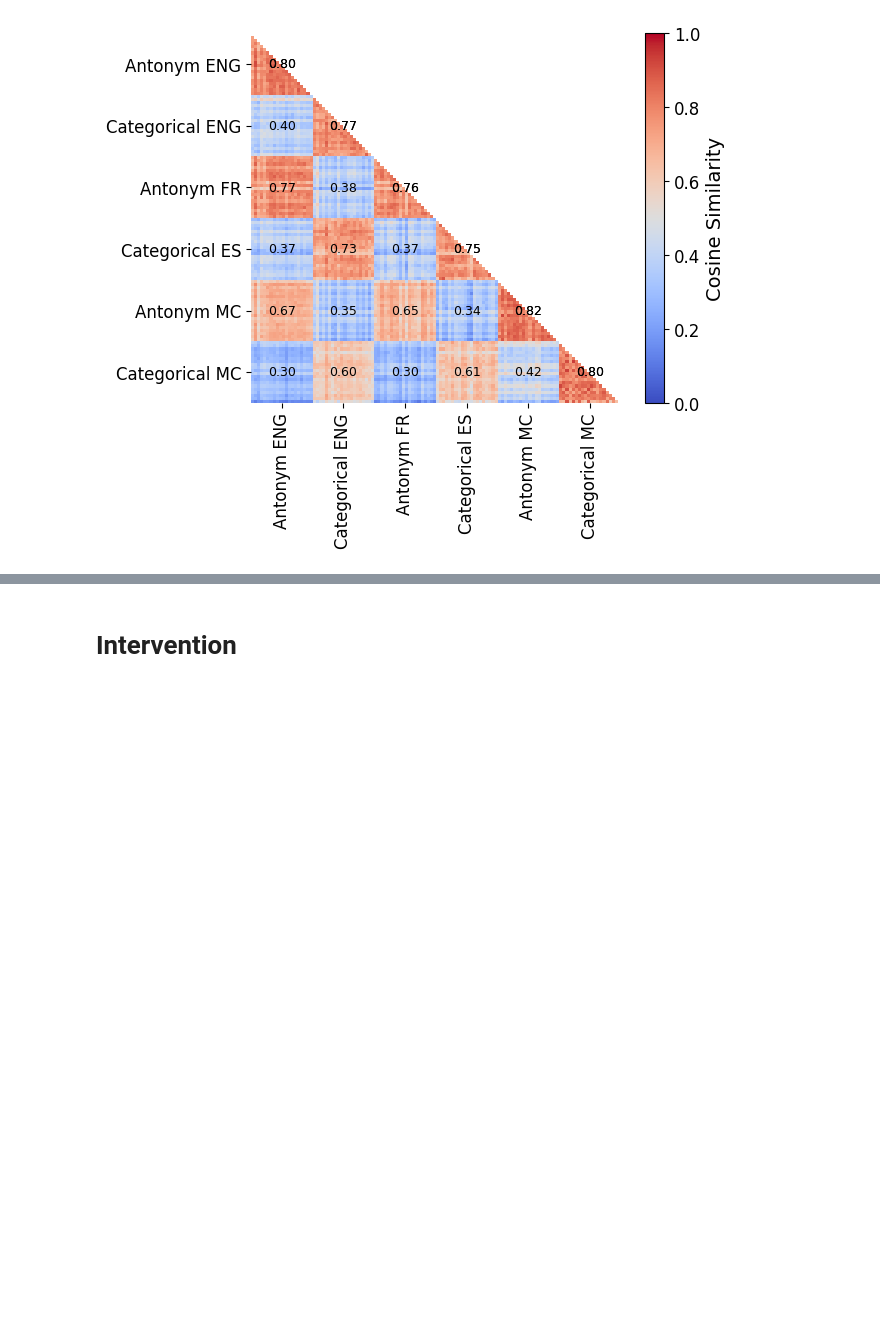
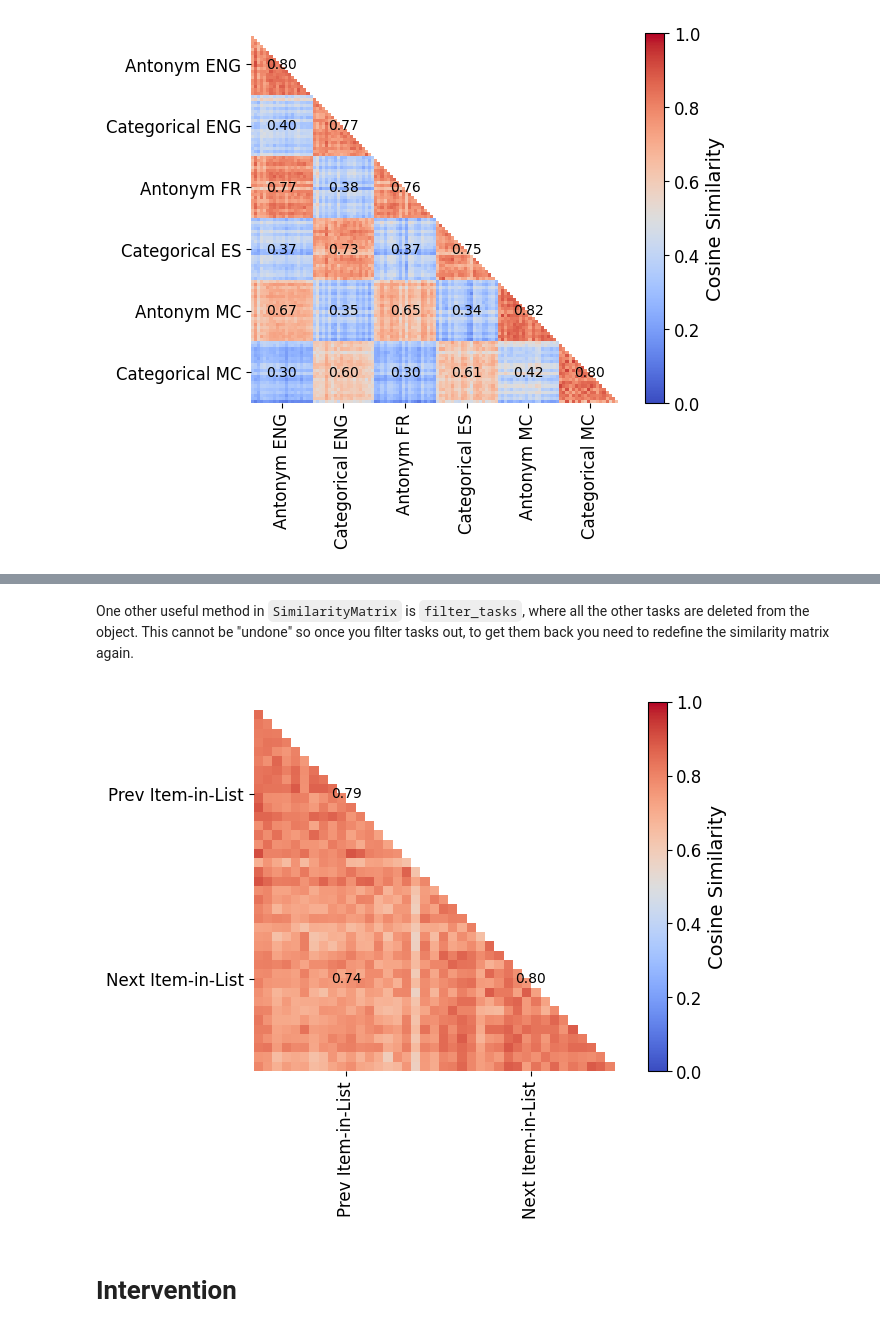
Before and after one commit to gucioopielka/concept_vectors, a Jupyter notebook: demo/demo_notebook.ipynb, the cells around one changed output, grey strips where cells are left out. Drawn from its saved outputs; the diff is of its cells as text; code cells hidden in the pictures; blank space fills up the shorter version.

```diff
--- a/demo/demo_notebook.ipynb
+++ b/demo/demo_notebook.ipynb
@@ -182,3 +299,10 @@ simmat.plot(plot_means=True, plot_lower_diag=True)
+# %% [markdown]
+One other useful method in <code>SimilarityMatrix</code> is <code>filter_tasks</code>, where all the other tasks are deleted from the object. This cannot be "undone" so once you filter tasks out, to get them back you need to redefine the similarity matrix again.
+# %%
+simmat_full.filter_tasks(['Prev Item-in-List', 'Next Item-in-List'])
+simmat_full.plot(plot_means=True, plot_lower_diag=True)
+# %% [output]
+[figure, added]
 # %% [markdown]
 # Intervention
 # %% [markdown]
```
Also changed, not shown: parts of 28 cells of this notebook, 5 other files.
